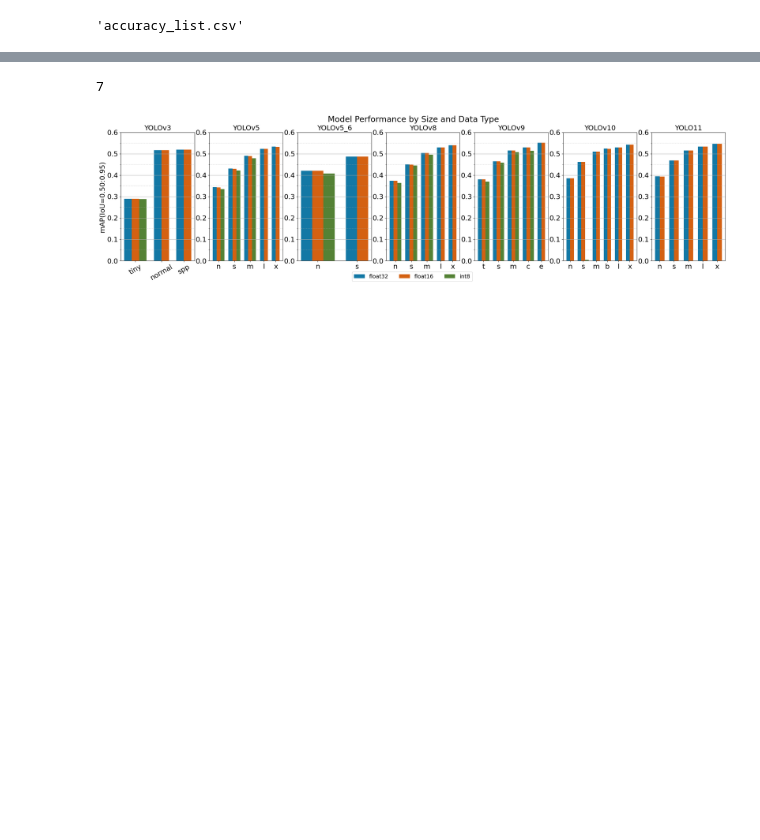
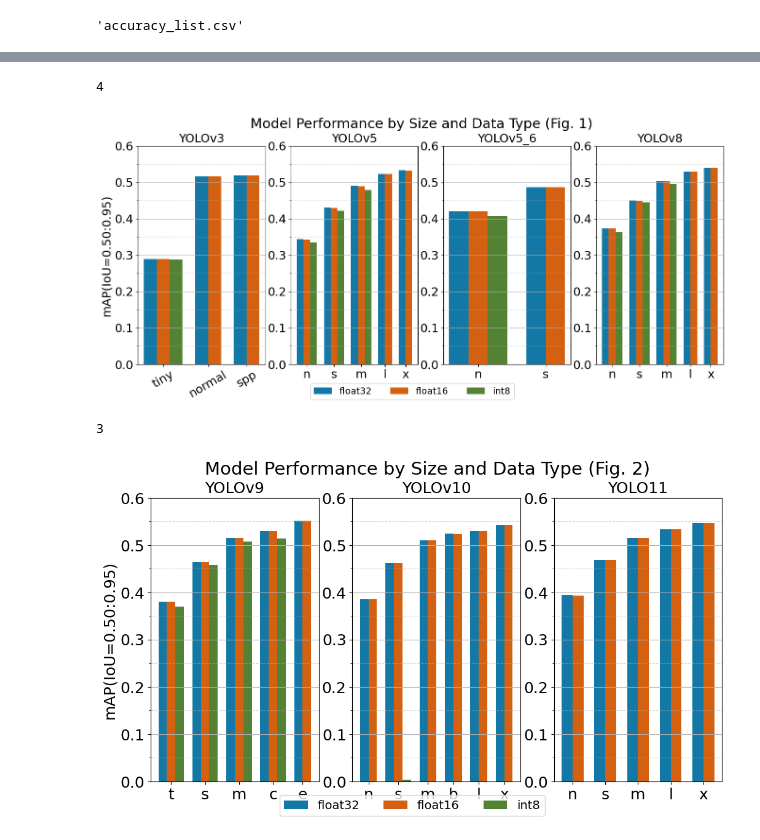
Before and after one commit to masahiro120/ultralytics, a Jupyter notebook: accuracy_output/get_accuracy.ipynb, the cells around one changed output, grey strips where cells are left out. Saved outputs shown, nothing was run; the diff lists cells and outputs as text; code cells hidden in the pictures; blank space fills up the shorter version.

```diff
--- a/accuracy_output/get_accuracy.ipynb
+++ b/accuracy_output/get_accuracy.ipynb
@@ -122,7 +122,7 @@ model_count = len(data)
 model_list = list(data.keys())
 
 # 1つの図に表示する最大モデル数
-max_models_per_fig = 7
+max_models_per_fig = 4
 num_figs = (model_count + max_models_per_fig - 1) // max_models_per_fig
 
 width = 0.1
@@ -155,32 +155,34 @@ for fig_num in range(num_figs):
                 else:
                     ax[i].bar(plot_start + k * width, value, width=width, color=color_list[dtype])
 
             x_ticks.append(plot_start + ((value_count - 1) * width) / 2)
             plot_start += (value_count + 1) * width
 
         ax[i].set_xticks(x_ticks, size_list, size=fontsize)
         ax[i].set_title(f"YOLO{model}", size=fontsize)
         ax[i].tick_params(labelsize=fontsize)
         ax[i].yaxis.grid(True)
         ax[i].set_ylim(0, 0.6)
 
         yticks_minor = np.arange(0, 0.65, 0.05)
         ax[i].set_yticks(yticks_minor, minor=True)
         ax[i].grid(True, which='minor', linestyle='--', alpha=0.5)
 
         if model == 'v3':
             ax[i].tick_params(axis='x', rotation=30)
 
     ax[0].set_ylabel("mAP(IoU=0.50:0.95)", size=fontsize)
     fig.legend(loc='lower center', ncol=3, fontsize=legend_fontsize)
     # fig.suptitle(f"Model Performance by Size and Data Type (Fig {fig_num + 1})", size=fontsize + 5)
 
     if num_figs > 1:
         fig.suptitle(f"Model Performance by Size and Data Type (Fig. {fig_num + 1})", size=fontsize + 3)
     else:
         fig.suptitle("Model Performance by Size and Data Type", size=fontsize + 3)
 
     plt.show()
 # %% [output]
-7
+4
-[figure, old version]
+[figure, new version]
+3
+[figure, added]
```
Also changed, not shown: parts of 1 cell of this notebook, 7 other files.
